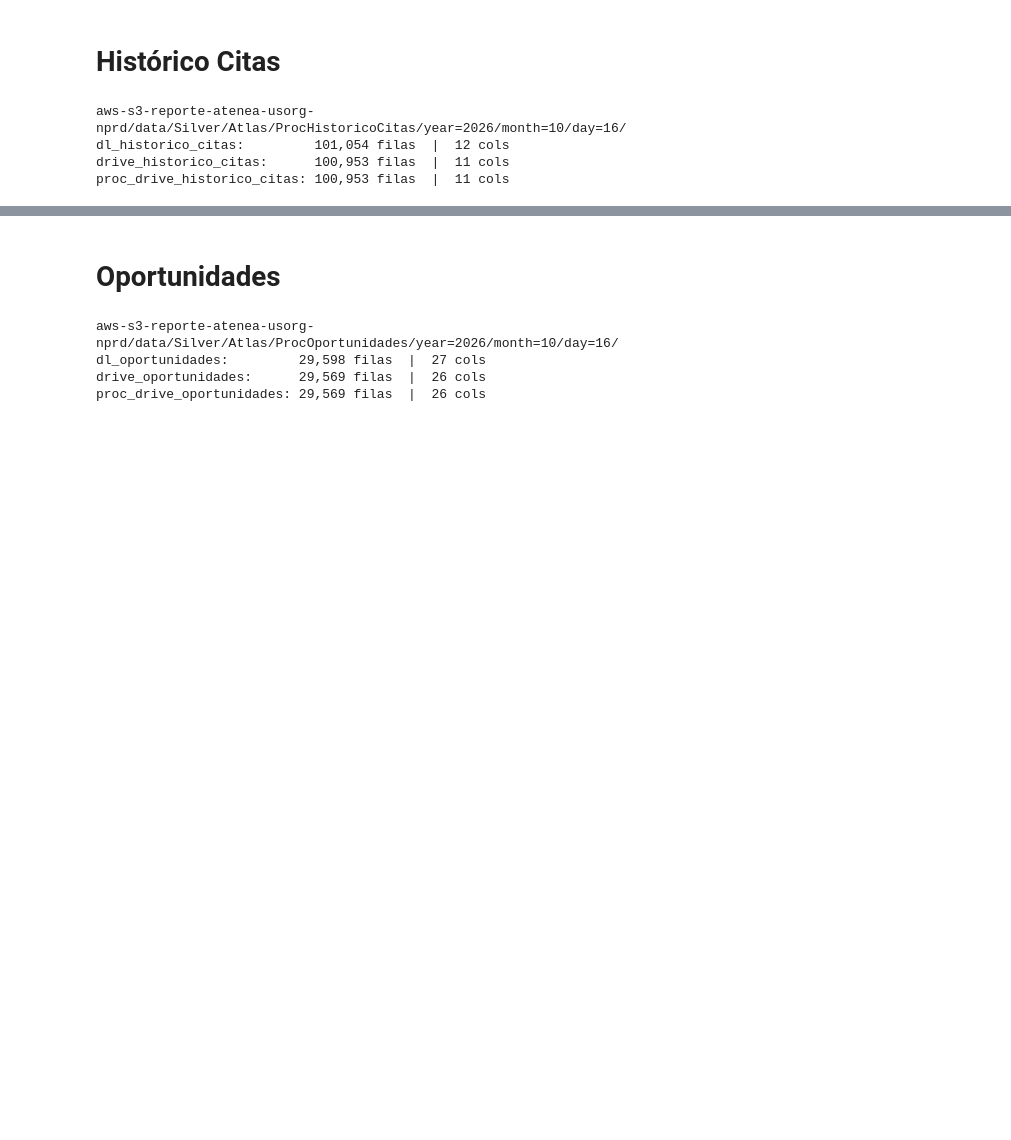
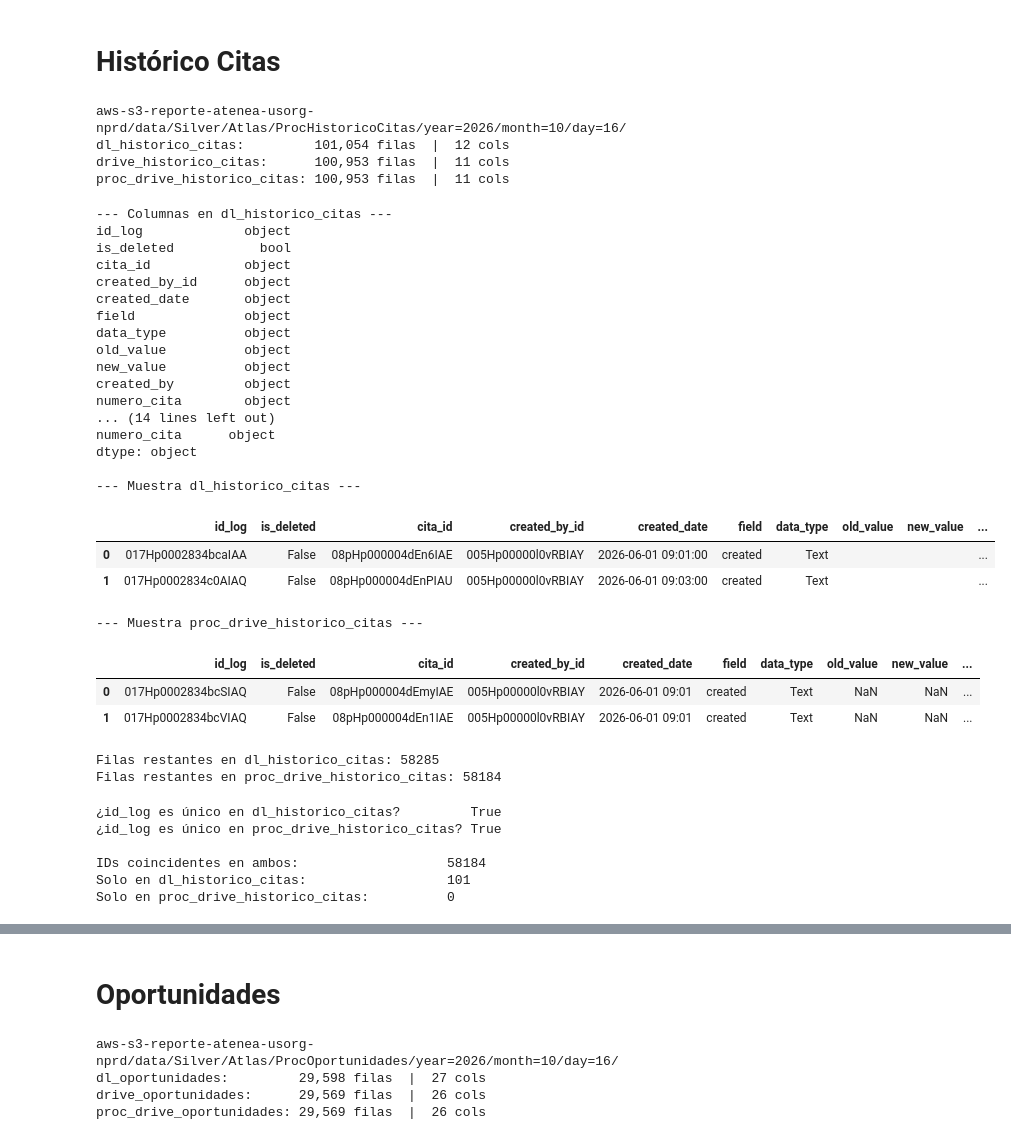
Before and after one commit to rene-aum/Atlas, a Jupyter notebook: CasosDeUso/CasosErick/carga_datalake.ipynb, the cells around one changed output, grey strips where cells are left out. Saved outputs shown, nothing was run; the diff lists cells and outputs as text; code cells hidden in the pictures; blank space fills up the shorter version.

```diff
--- a/CasosDeUso/CasosErick/carga_datalake.ipynb
+++ b/CasosDeUso/CasosErick/carga_datalake.ipynb
@@ -773,3 +773,78 @@ aws-s3-reporte-atenea-usorg-nprd/data/Silver/Atlas/ProcHistoricoCitas/year=2026/
 dl_historico_citas:         101,054 filas  |  12 cols
 drive_historico_citas:      100,953 filas  |  11 cols
 proc_drive_historico_citas: 100,953 filas  |  11 cols
+# %%
+print("--- Columnas en dl_historico_citas ---")
+print(dl_historico_citas.dtypes)
+
+print("\n--- Columnas en proc_drive_historico_citas ---")
+print(proc_drive_historico_citas.dtypes)
+
+print("\n--- Muestra dl_historico_citas ---")
+display(dl_historico_citas.head(2))
+
+print("\n--- Muestra proc_drive_historico_citas ---")
+display(proc_drive_historico_citas.head(2))
+# %% [output]
+--- Columnas en dl_historico_citas ---
+id_log             object
+is_deleted           bool
+cita_id            object
+created_by_id      object
+created_date       object
+field              object
+data_type          object
+old_value          object
+new_value          object
+created_by         object
+numero_cita        object
+... (14 lines left out)
+numero_cita      object
+dtype: object
+
+--- Muestra dl_historico_citas ---
+|  | id_log | is_deleted | cita_id | created_by_id | created_date | field | data_type | old_value | new_value | ... |
+| 0 | 017Hp0002834bcaIAA | False | 08pHp000004dEn6IAE | 005Hp00000l0vRBIAY | 2026-06-01 09:01:00 | created | Text |  |  | ... |
+| 1 | 017Hp0002834c0AIAQ | False | 08pHp000004dEnPIAU | 005Hp00000l0vRBIAY | 2026-06-01 09:03:00 | created | Text |  |  | ... |
+--- Muestra proc_drive_historico_citas ---
+|  | id_log | is_deleted | cita_id | created_by_id | created_date | field | data_type | old_value | new_value | ... |
+| 0 | 017Hp0002834bcSIAQ | False | 08pHp000004dEmyIAE | 005Hp00000l0vRBIAY | 2026-06-01 09:01 | created | Text | NaN | NaN | ... |
+| 1 | 017Hp0002834bcVIAQ | False | 08pHp000004dEn1IAE | 005Hp00000l0vRBIAY | 2026-06-01 09:01 | created | Text | NaN | NaN | ... |
+# %%
+import pandas as pd
+
+fecha_corte = '2026-08-17'
+
+# 1. Convertir created_date a datetime de forma segura
+dl_historico_citas['created_date'] = pd.to_datetime(dl_historico_citas['created_date'], errors='coerce')
+proc_drive_historico_citas['created_date'] = pd.to_datetime(proc_drive_historico_citas['created_date'], errors='coerce')
+
+# 2. Filtrar a partir del 17 de agosto de 2026
+dl_historico_citas = dl_historico_citas[dl_historico_citas['created_date'] >= fecha_corte]
+proc_drive_historico_citas = proc_drive_historico_citas[proc_drive_historico_citas['created_date'] >= fecha_corte]
+
+# 3. Mostrar conteos resultantes
+print("Filas restantes en dl_historico_citas:", len(dl_historico_citas))
+print("Filas restantes en proc_drive_historico_citas:", len(proc_drive_historico_citas))
+# %% [output]
+Filas restantes en dl_historico_citas: 58285
+Filas restantes en proc_drive_historico_citas: 58184
+# %%
+# 1. Validar unicidad de id_log en ambos DataFrames (sin modificarlos)
+print(f"¿id_log es único en dl_historico_citas?         {dl_historico_citas['id_log'].is_unique}")
+print(f"¿id_log es único en proc_drive_historico_citas? {proc_drive_historico_citas['id_log'].is_unique}")
+
+# 2. Evaluar existencia y coincidencia de IDs
+ids_dl = set(dl_historico_citas['id_log'].dropna())
+ids_proc = set(proc_drive_historico_citas['id_log'].dropna())
+
+print("\nIDs coincidentes en ambos:                  ", len(ids_dl & ids_proc))
+print("Solo en dl_historico_citas:                 ", len(ids_dl - ids_proc))
+print("Solo en proc_drive_historico_citas:         ", len(ids_proc - ids_dl))
+# %% [output]
+¿id_log es único en dl_historico_citas?         True
+¿id_log es único en proc_drive_historico_citas? True
+
+IDs coincidentes en ambos:                   58184
+Solo en dl_historico_citas:                  101
+Solo en proc_drive_historico_citas:          0
```
Also changed, not shown: parts of 7 cells of this notebook.
